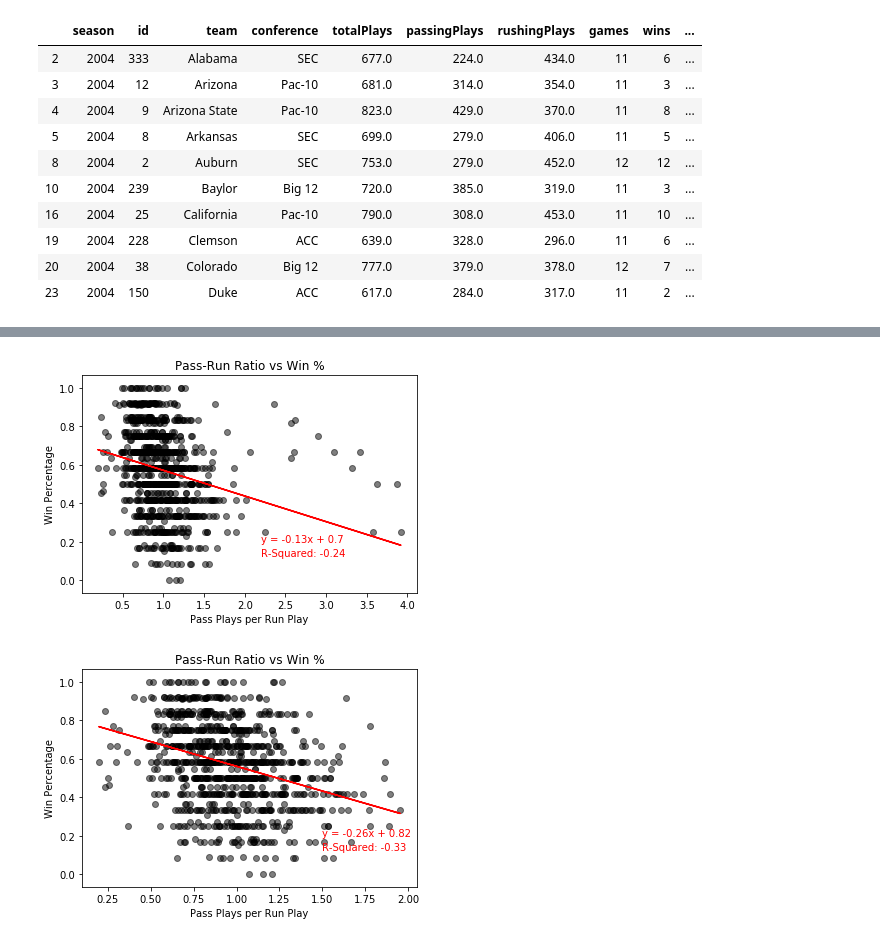
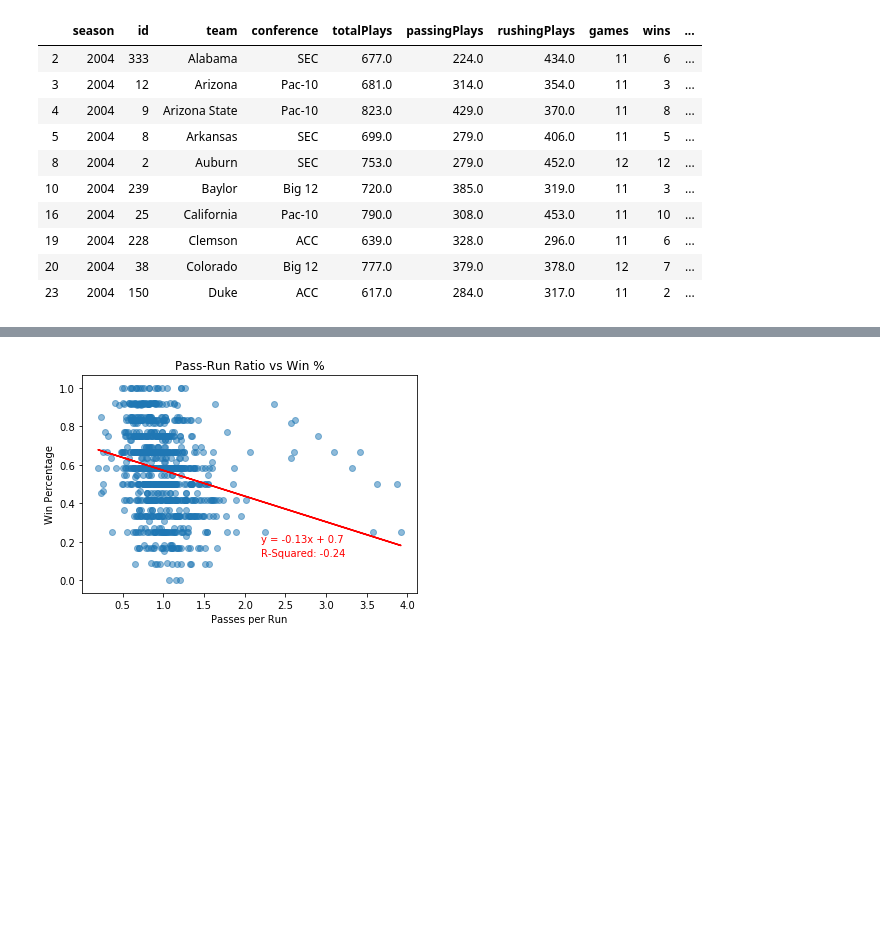
Before and after one commit to bdowd91/Project-1, a Jupyter notebook: PlayCallAnalysis.ipynb, the cells around one changed output, grey strips where cells are left out. Cells and saved outputs as stored; diff of their text form; code cells hidden in the pictures; blank space fills up the shorter version.

```diff
--- a/PlayCallAnalysis.ipynb
+++ b/PlayCallAnalysis.ipynb
@@ -120,20 +164,13 @@ playCallsClean["winPct"] = playCallsClean["wins"] / playCallsClean["games"]
 # Scale play totals to number of games
 playCallsClean["playsPerGame"] = playCallsClean["totalPlays"] / playCallsClean["games"]
 
+# Create column for pass/run ratio
+playCallsClean["passRunRatio"] = playCallsClean["passingPlays"] / playCallsClean["rushingPlays"]
+
 # regress Plays per Game against Win %
-x_values = playCallsClean["playsPerGame"]
+x_values = playCallsClean["passRunRatio"]
 y_values = playCallsClean["winPct"]
 (slope, intercept, rvalue, pvalue, stderr) = linregress(x_values, y_values)
 
 regress_values = x_values * slope + intercept
 line_eq = "y = " + str(round(slope, 2)) + "x + " + str(round(intercept, 2))
-
-# plot Plays per Game against Win %
-plt.scatter(playCallsClean["playsPerGame"], playCallsClean["winPct"], color = "black", alpha = 0.5)
-plt.plot(x_values, regress_values, color = "red")
-plt.annotate(line_eq, (40, 0.2), fontsize = 10, color = "red")
-plt.annotate(f"R-Squared: {round(rvalue, 2)}", (40, 0.125), fontsize = 10, color = "red")
-plt.title("Plays per Game vs Win %")
-plt.xlabel("Plays per Game")
-plt.ylabel("Win Percentage")
-plt.show()
@@ -142,45 +177,18 @@ plt.show()
-# %%
-# Create column for pass/run ratio
-playCallsClean["passRunRatio"] = playCallsClean["passingPlays"] / playCallsClean["rushingPlays"]
-
-# regress Plays per Game against Win %
-x_values = playCallsClean["passRunRatio"]
-y_values = playCallsClean["winPct"]
-(slope, intercept, rvalue, pvalue, stderr) = linregress(x_values, y_values)
-
-regress_values = x_values * slope + intercept
-line_eq = "y = " + str(round(slope, 2)) + "x + " + str(round(intercept, 2))
-
-# plot Plays per Game against Win %
-plt.scatter(playCallsClean["passRunRatio"], playCallsClean["winPct"], color = "black", alpha = 0.5)
-plt.plot(x_values, regress_values, color = "red")
-plt.annotate(line_eq, (2.2, 0.2), fontsize = 10, color = "red")
-plt.annotate(f"R-Squared: {round(rvalue, 2)}", (2.2, 0.125), fontsize = 10, color = "red")
-plt.title("Pass-Run Ratio vs Win %")
-plt.xlabel("Pass Plays per Run Play")
-plt.ylabel("Win Percentage")
-plt.show()
-
-# Recreate plot removing teams with more than 2 passes per run
-plot_subset = playCallsClean.loc[playCallsClean["passRunRatio"] <= 2]
-
-# regress Plays per Game against Win %
-x_values = plot_subset["passRunRatio"]
-y_values = plot_subset["winPct"]
-(slope, intercept, rvalue, pvalue, stderr) = linregress(x_values, y_values)
-
-regress_values = x_values * slope + intercept
-line_eq = "y = " + str(round(slope, 2)) + "x + " + str(round(intercept, 2))
-
-# plot Plays per Game against Win %
-plt.scatter(plot_subset["passRunRatio"], plot_subset["winPct"], color = "black", alpha = 0.5)
-plt.plot(x_values, regress_values, color = "red")
-plt.annotate(line_eq, (1.5, 0.2), fontsize = 10, color = "red")
-plt.annotate(f"R-Squared: {round(rvalue, 2)}", (1.5, 0.125), fontsize = 10, color = "red")
-plt.title("Pass-Run Ratio vs Win %")
-plt.xlabel("Pass Plays per Run Play")
-plt.ylabel("Win Percentage")
-plt.show()
-# %% [output]
-[figure, removed]
-[figure, removed]
+# %%
+# plot Plays per Game against Win %
+plt.scatter(playCallsClean["passRunRatio"], playCallsClean["winPct"], alpha = 0.5)
+
+# plot regression line & labels
+plt.plot(x_values, regress_values, color = "red")
+plt.annotate(line_eq, (2.2, 0.2), fontsize = 10, color = "red")
+plt.annotate(f"R-Squared: {round(rvalue, 2)}", (2.2, 0.125), fontsize = 10, color = "red")
+
+# add title, labels
+plt.title("Pass-Run Ratio vs Win %")
+plt.xlabel("Passes per Run")
+plt.ylabel("Win Percentage")
+
+# show plot
+plt.show()
+# %% [output]
+[figure, added]
```
Also changed, not shown: parts of 15 cells of this notebook.
